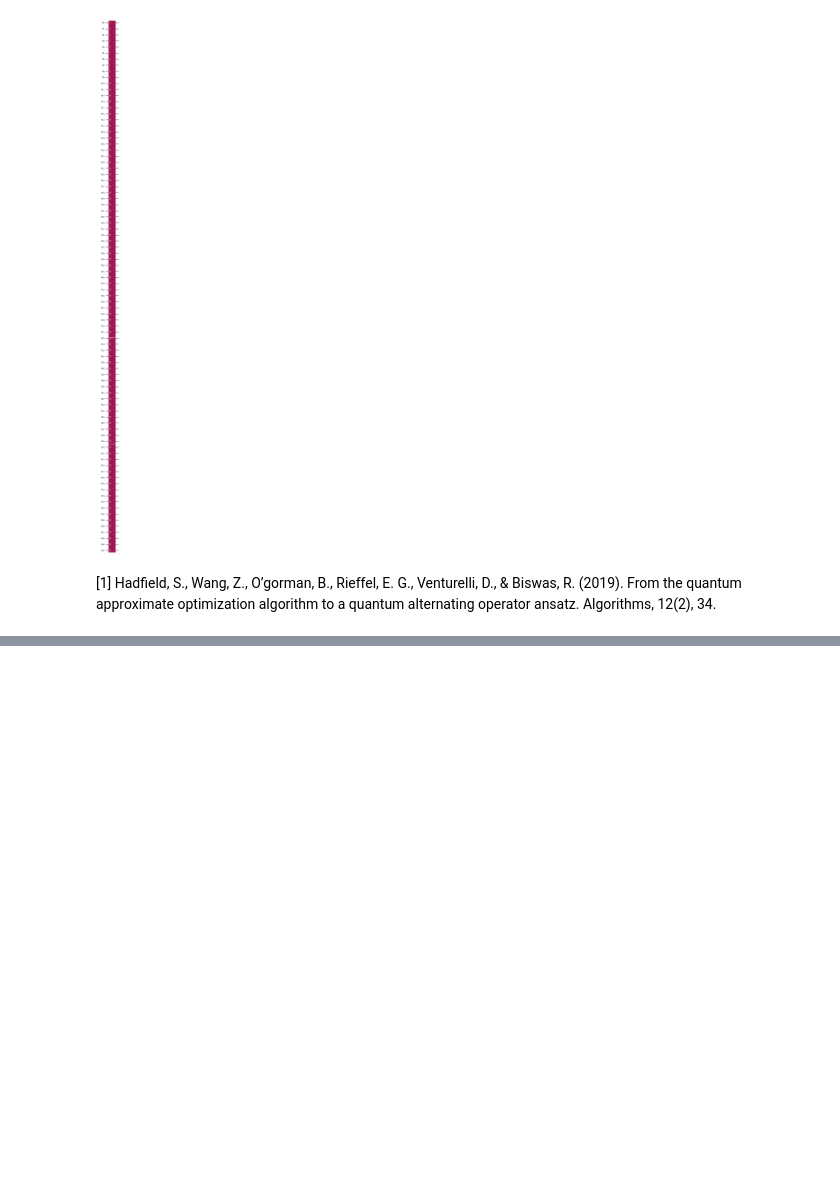
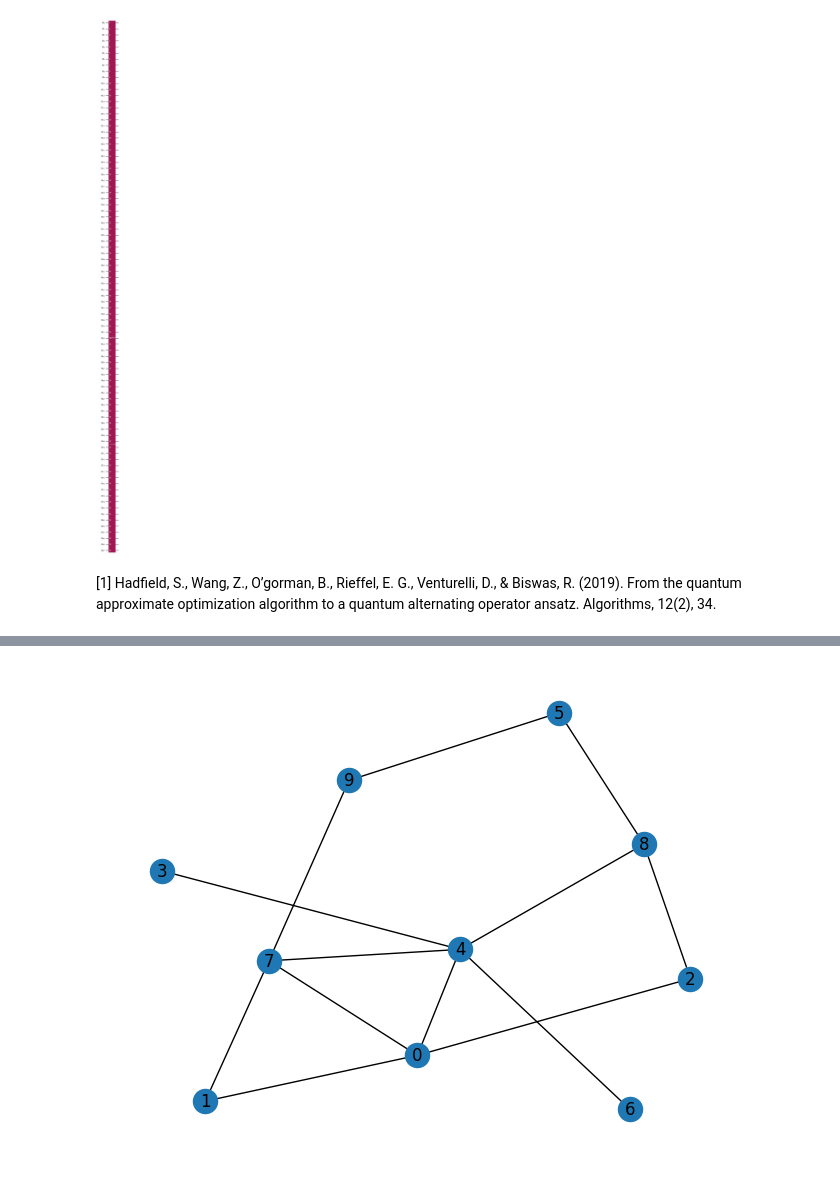
Before and after one commit to ritajitmajumdar1/Teaching, a Jupyter notebook: qopt-mapper.ipynb, the cells around one changed output, grey strips where cells are left out. Drawn from its saved outputs; the diff is of its cells as text; code cells hidden in the pictures; blank space fills up the shorter version.

```diff
--- a/qopt-mapper.ipynb
+++ b/qopt-mapper.ipynb
@@ -246,0 +255,8 @@ qaoa.draw('mpl')
+# %%
+from rustworkx import undirected_gnp_random_graph
+from rustworkx.visualization import mpl_draw
+
+graph = undirected_gnp_random_graph(10, 0.3, seed=42) # random graph with 10 nodes and edge probability 0.3
+mpl_draw(graph, with_labels=True)
+# %% [output]
+[figure, added]
```
Also changed, not shown: parts of 7 cells of this notebook.
